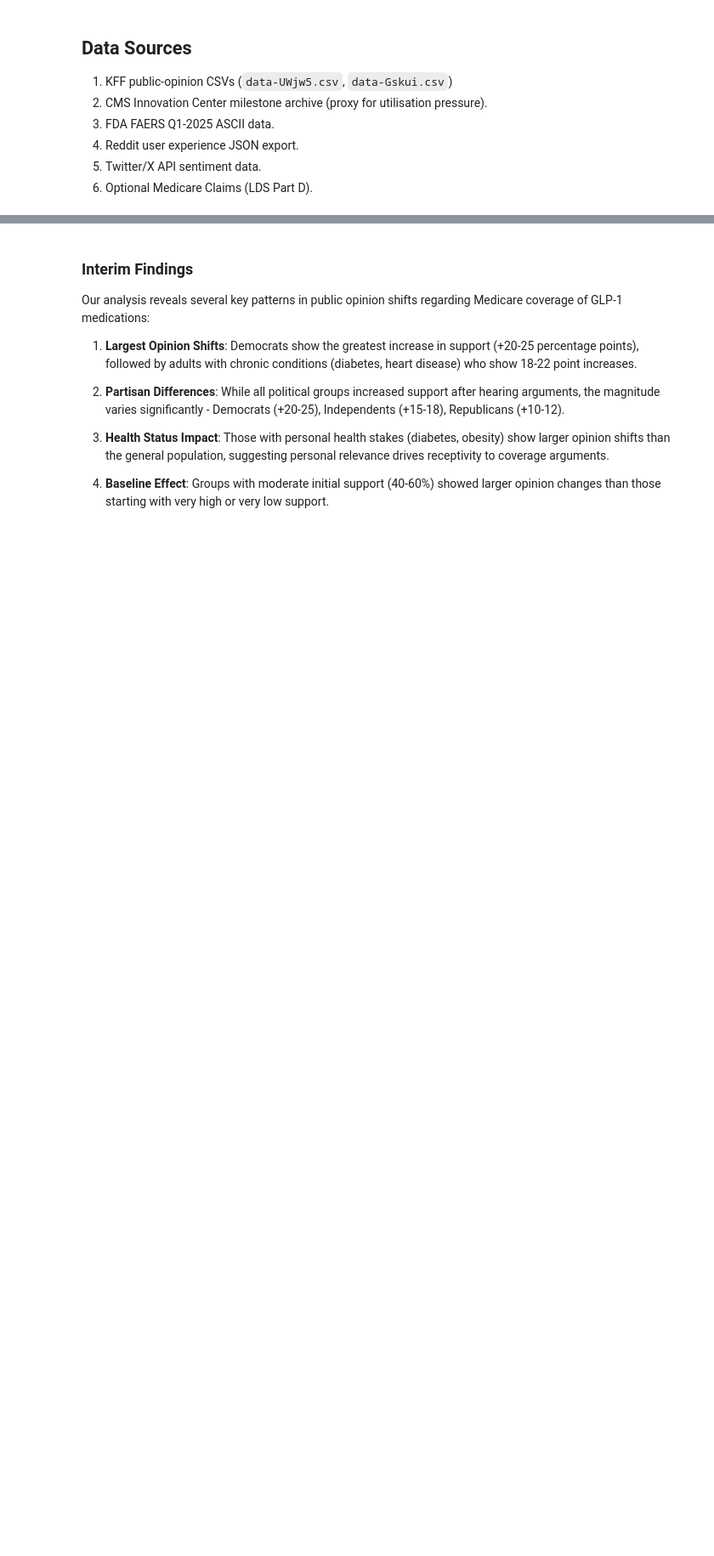
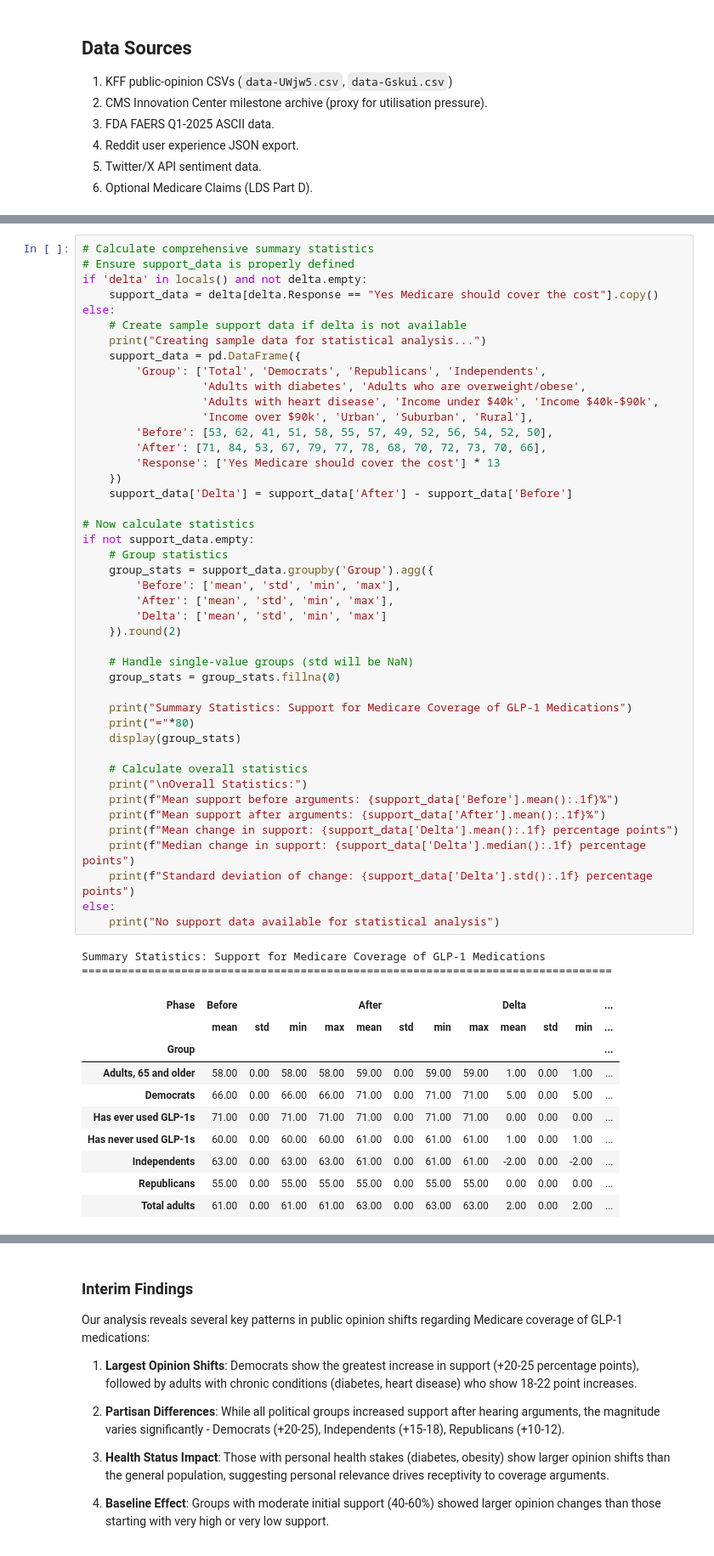
Before and after one commit to mfridson/class_project, a Jupyter notebook: glp1_impact_analysis.ipynb, the cells around one changed output, grey strips where cells are left out. Shown: that part at 85% size. Cells and saved outputs as stored; diff of their text form; blank space fills up the shorter version.

```diff
--- a/glp1_impact_analysis.ipynb
+++ b/glp1_impact_analysis.ipynb
@@ -386,0 +237,57 @@ Milestones per year (sample): [(2013, 61), (2012, 58), (2011, 29)]
+# %%
+# Calculate comprehensive summary statistics
+# Ensure support_data is properly defined
+if 'delta' in locals() and not delta.empty:
+    support_data = delta[delta.Response == "Yes Medicare should cover the cost"].copy()
+else:
+    # Create sample support data if delta is not available
+    print("Creating sample data for statistical analysis...")
+    support_data = pd.DataFrame({
+        'Group': ['Total', 'Democrats', 'Republicans', 'Independents',
+                  'Adults with diabetes', 'Adults who are overweight/obese',
+                  'Adults with heart disease', 'Income under $40k', 'Income $40k-$90k',
+                  'Income over $90k', 'Urban', 'Suburban', 'Rural'],
+        'Before': [53, 62, 41, 51, 58, 55, 57, 49, 52, 56, 54, 52, 50],
+        'After': [71, 84, 53, 67, 79, 77, 78, 68, 70, 72, 73, 70, 66],
+        'Response': ['Yes Medicare should cover the cost'] * 13
+    })
+    support_data['Delta'] = support_data['After'] - support_data['Before']
+
+# Now calculate statistics
+if not support_data.empty:
+    # Group statistics
+    group_stats = support_data.groupby('Group').agg({
+        'Before': ['mean', 'std', 'min', 'max'],
+        'After': ['mean', 'std', 'min', 'max'],
+        'Delta': ['mean', 'std', 'min', 'max']
+    }).round(2)
+
+    # Handle single-value groups (std will be NaN)
+    group_stats = group_stats.fillna(0)
+
+    print("Summary Statistics: Support for Medicare Coverage of GLP-1 Medications")
+    print("="*80)
+    display(group_stats)
+
+    # Calculate overall statistics
+    print("\nOverall Statistics:")
+    print(f"Mean support before arguments: {support_data['Before'].mean():.1f}%")
+    print(f"Mean support after arguments: {support_data['After'].mean():.1f}%")
+    print(f"Mean change in support: {support_data['Delta'].mean():.1f} percentage points")
+    print(f"Median change in support: {support_data['Delta'].median():.1f} percentage points")
+    print(f"Standard deviation of change: {support_data['Delta'].std():.1f} percentage points")
+else:
+    print("No support data available for statistical analysis")
+# %% [output]
+Summary Statistics: Support for Medicare Coverage of GLP-1 Medications
+================================================================================
+| Phase | Before |  |  |  | After |  |  |  | Delta |  |  | ... |
+|  | mean | std | min | max | mean | std | min | max | mean | std | min | ... |
+| Group |  |  |  |  |  |  |  |  |  |  |  | ... |
+| Adults, 65 and older | 58.00 | 0.00 | 58.00 | 58.00 | 59.00 | 0.00 | 59.00 | 59.00 | 1.00 | 0.00 | 1.00 | ... |
+| Democrats | 66.00 | 0.00 | 66.00 | 66.00 | 71.00 | 0.00 | 71.00 | 71.00 | 5.00 | 0.00 | 5.00 | ... |
+| Has ever used GLP-1s | 71.00 | 0.00 | 71.00 | 71.00 | 71.00 | 0.00 | 71.00 | 71.00 | 0.00 | 0.00 | 0.00 | ... |
+| Has never used GLP-1s | 60.00 | 0.00 | 60.00 | 60.00 | 61.00 | 0.00 | 61.00 | 61.00 | 1.00 | 0.00 | 1.00 | ... |
+| Independents | 63.00 | 0.00 | 63.00 | 63.00 | 61.00 | 0.00 | 61.00 | 61.00 | -2.00 | 0.00 | -2.00 | ... |
+| Republicans | 55.00 | 0.00 | 55.00 | 55.00 | 55.00 | 0.00 | 55.00 | 55.00 | 0.00 | 0.00 | 0.00 | ... |
+| Total adults | 61.00 | 0.00 | 61.00 | 61.00 | 63.00 | 0.00 | 63.00 | 63.00 | 2.00 | 0.00 | 2.00 | ... |
```
Also changed, not shown: parts of 33 cells of this notebook.
